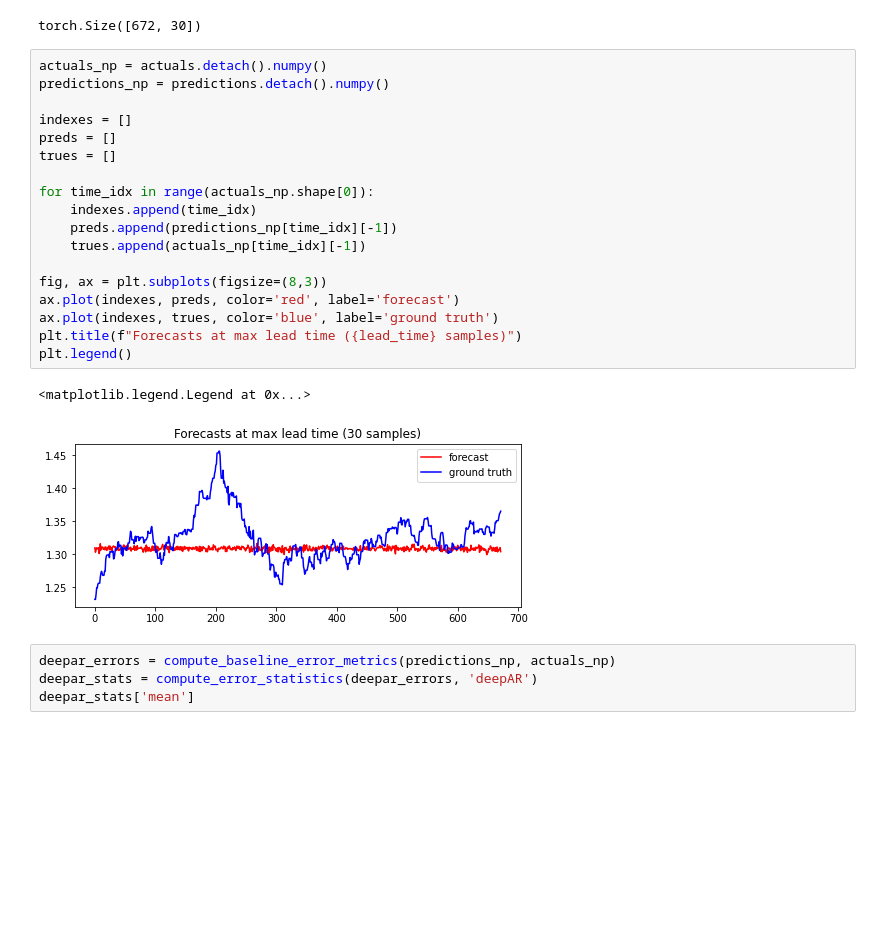
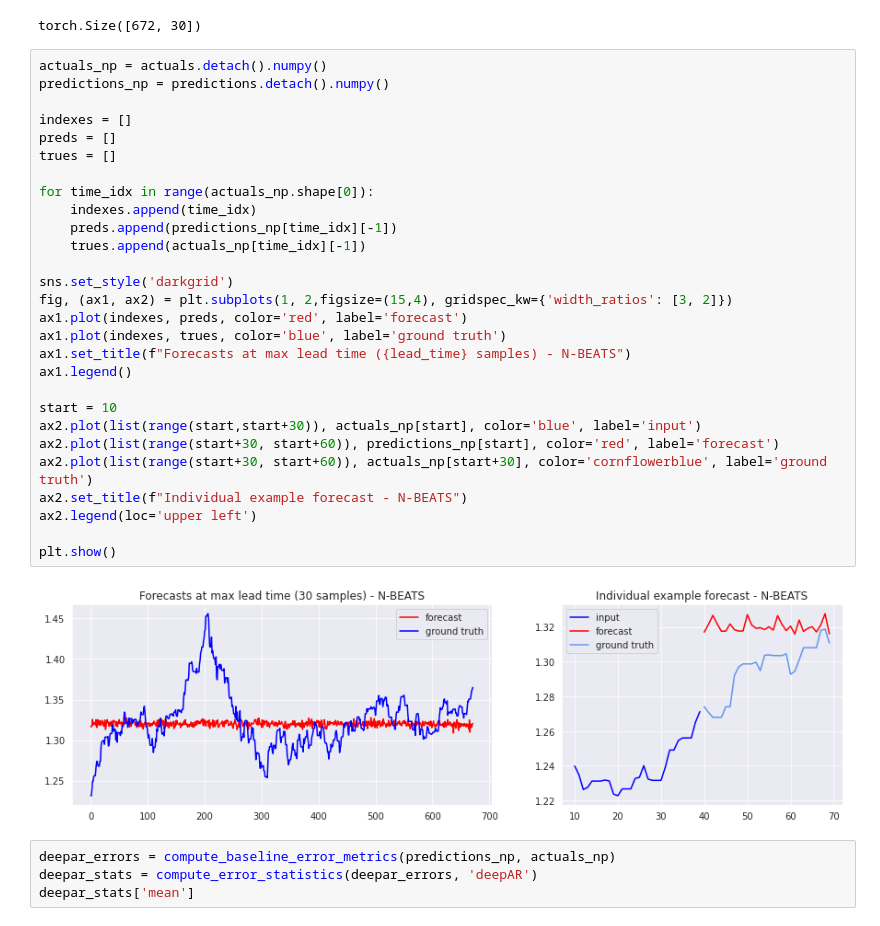
Before and after one commit to VectorInstitute/forecasting-with-dl, a Jupyter notebook: demos/demo2_pytorch_forecasting.ipynb, the cells around one changed output. Saved outputs shown, nothing was run; the diff lists cells and outputs as text; blank space fills up the shorter version.

Commit message:
add demo 2 header graphic

```diff
--- a/demos/demo2_pytorch_forecasting.ipynb
+++ b/demos/demo2_pytorch_forecasting.ipynb
@@ -467,24 +467,33 @@ torch.Size([672, 30])
 # %%
 actuals_np = actuals.detach().numpy()
 predictions_np = predictions.detach().numpy()
 
 indexes = []
 preds = []
 trues = []
 
 for time_idx in range(actuals_np.shape[0]):
     indexes.append(time_idx)
     preds.append(predictions_np[time_idx][-1])
     trues.append(actuals_np[time_idx][-1])
 
-fig, ax = plt.subplots(figsize=(8,3))
-ax.plot(indexes, preds, color='red', label='forecast')
-ax.plot(indexes, trues, color='blue', label='ground truth')
-plt.title(f"Forecasts at max lead time ({lead_time} samples)")
-plt.legend()
+sns.set_style('darkgrid')
+fig, (ax1, ax2) = plt.subplots(1, 2,figsize=(15,4), gridspec_kw={'width_ratios': [3, 2]})
+ax1.plot(indexes, preds, color='red', label='forecast')
+ax1.plot(indexes, trues, color='blue', label='ground truth')
+ax1.set_title(f"Forecasts at max lead time ({lead_time} samples) - N-BEATS")
+ax1.legend()
+
+start = 10
+ax2.plot(list(range(start,start+30)), actuals_np[start], color='blue', label='input')
+ax2.plot(list(range(start+30, start+60)), predictions_np[start], color='red', label='forecast')
+ax2.plot(list(range(start+30, start+60)), actuals_np[start+30], color='cornflowerblue', label='ground truth')
+ax2.set_title(f"Individual example forecast - N-BEATS")
+ax2.legend(loc='upper left')
+
+plt.show()
 # %% [output]
-<matplotlib.legend.Legend at 0x...>
-[figure, old version]
+[figure, new version]
 # %%
 deepar_errors = compute_baseline_error_metrics(predictions_np, actuals_np)
 deepar_stats = compute_error_statistics(deepar_errors, 'deepAR')
```
